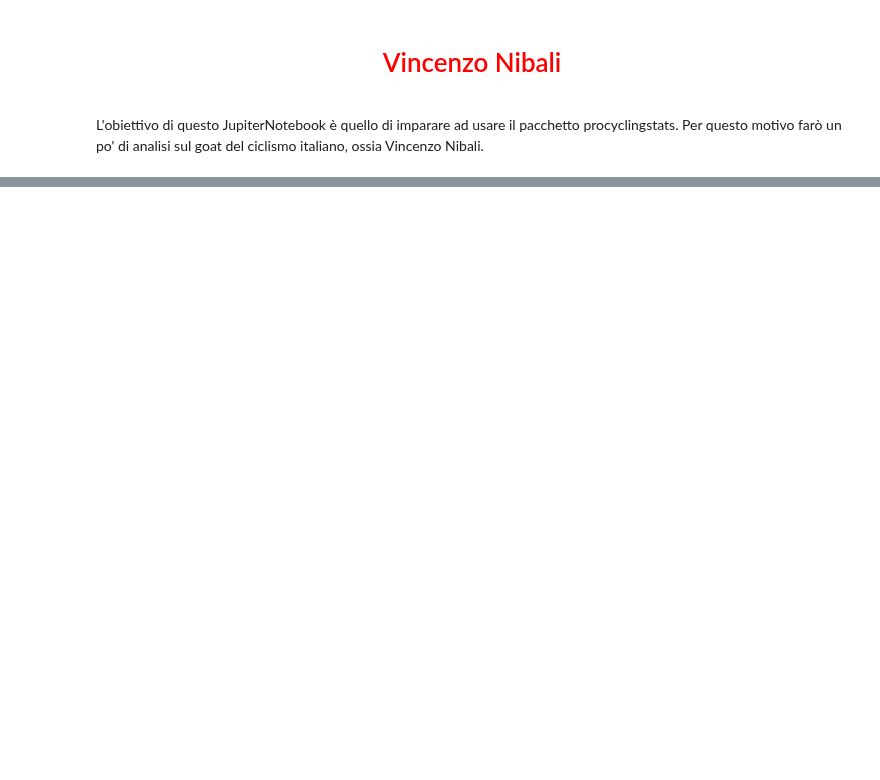
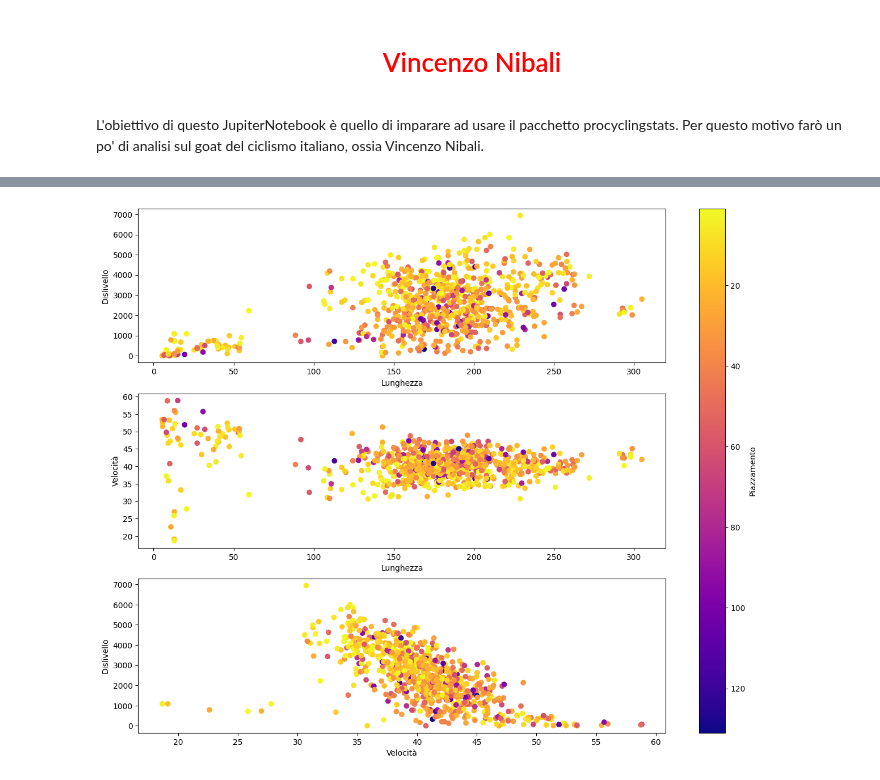
Before and after one commit to Negrini085/DeepLearning, a Jupyter notebook: Esperimenti/Ciclismo/vNibali.ipynb, the cells around one changed output, grey strips where cells are left out. Drawn from its saved outputs; the diff is of its cells as text; code cells hidden in the pictures; blank space fills up the shorter version.

Commit message:
Scritto metodo per creazione dataset

```diff
--- a/Esperimenti/Ciclismo/vNibali.ipynb
+++ b/Esperimenti/Ciclismo/vNibali.ipynb
@@ -11,11 +11,5 @@ L'obiettivo di questo JupiterNotebook è quello di imparare ad usare il pacchett
 # Importo il profilo di Vincenzo Nibali
 from procyclingstats import Rider
 from procyclingstats import Stage
-rider = Rider("rider/vincenzo-nibali/2021")
+import matplotlib.pyplot as plt
-# %%
-season = rider.season_results(
-            "stage_url",
-            "result",
-            "distance"
-        )
 # %%
@@ -47,0 +59,5 @@ print(dataset)
+# %%
+riderN = 'vincenzo-nibali'
+years = [str(i) for i in range(2005, 2023)]
+
+nibali_datas = dataset_creation(riderN, years)
@@ -47,0 +82,34 @@ print(dataset)
+# %%
+res = []
+lenS = []
+meanV = []
+highG = []
+
+# Filtro i dati che voglio plottare
+for i in nibali_datas:
+    res.append(i[1])
+    lenS.append(i[2])
+    meanV.append(i[3])
+    highG.append(i[4])
+# %%
+fig, (ax1, ax2, ax3) = plt.subplots(nrows = 3, figsize=(15, 12))
+
+# Procediamo con lo studio delle variabili d'interesse
+sc1 = ax1.scatter(lenS, highG, c=res, cmap='plasma_r', vmin=min(res), vmax=max(res))
+ax1.set_xlabel('Lunghezza')
+ax1.set_ylabel('Dislivello')
+
+sc2 = ax2.scatter(lenS, meanV, c=res, cmap='plasma_r', vmin=min(res), vmax=max(res))
+ax2.set_xlabel('Lunghezza')
+ax2.set_ylabel('Velocità')
+
+sc3 = ax3.scatter(meanV, highG, c=res, cmap='plasma_r', vmin=min(res), vmax=max(res))
+ax3.set_xlabel('Velocità')
+ax3.set_ylabel('Dislivello')
+
+# Aggiungi barra colori condivisa
+cbar = fig.colorbar(sc1, ax=(ax1, ax2, ax3), label='Piazzamento')
+cbar.ax.invert_yaxis()
+plt.show()
+# %% [output]
+[figure, added]
```
Also changed, not shown: parts of 2 cells of this notebook, 1 other file.
